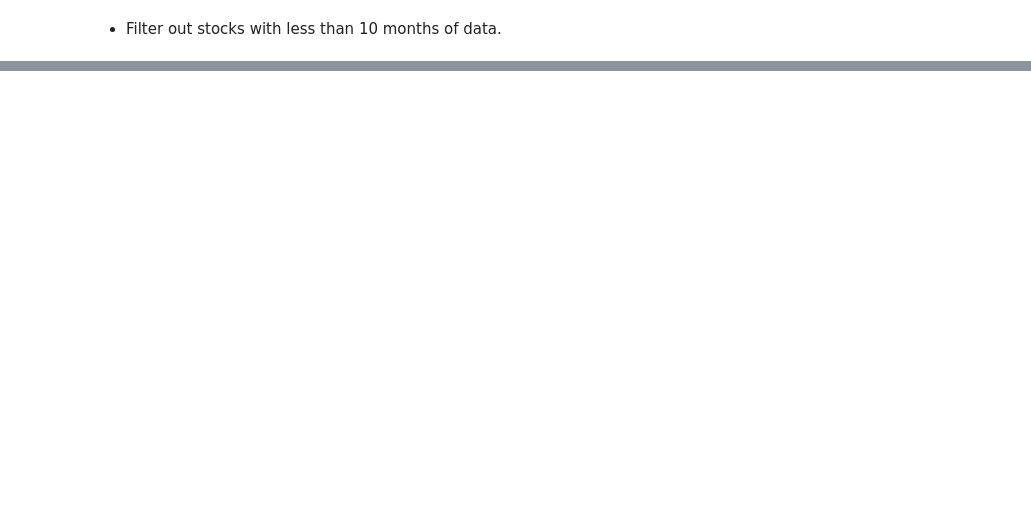
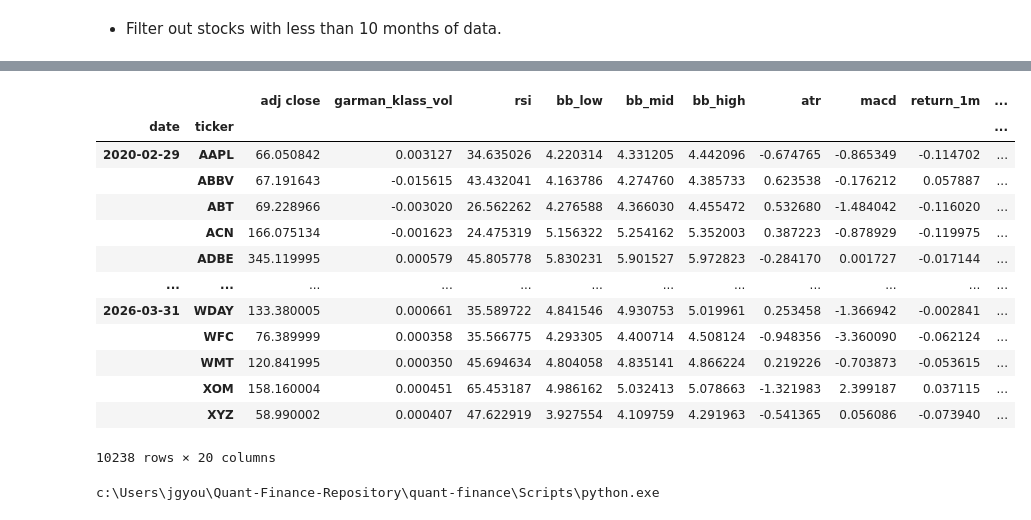
Before and after one commit to jgy36/Quant-Finance-Repository, a Jupyter notebook: algo_trading-machine-learning.ipynb, the cells around one changed output, grey strips where cells are left out. Cells and saved outputs as stored; diff of their text form; code cells hidden in the pictures; blank space fills up the shorter version.

Commit message:
created get clusters function

```diff
--- a/algo_trading-machine-learning.ipynb
+++ b/algo_trading-machine-learning.ipynb
@@ -309,5 +326,8 @@ factor_data
 # %% [markdown]
 - Filter out stocks with less than 10 months of data.
 # %%
-factor_data.groupby(level=1).size()
+observations = factor_data.groupby(level=1).size()
+valid_stocks = observations[observations >= 10]
+factor_data = factor_data[factor_data.index.get_level_values("ticker").isin(valid_stocks.index)]
+factor_data
 # %% [output]
@@ -326,0 +350,5 @@ Length: 155, dtype: int64
+# %%
+betas = (factor_data.groupby(level=1,
+                    group_keys=False).apply(lambda x: RollingOLS(endog=x['return_1m'], exog=sm.add_constant(x.drop('return_1m', axis=1)), window=min(24, x.shape[0]), min_nobs=len(x.columns)+1).fit(params_only=True).params.drop('const', axis=1)))
+
+betas
@@ -326,0 +387,10 @@ Length: 155, dtype: int64
+# %%
+factors = ['Mkt-RF', 'SMB', 'HML', 'RMW', 'CMA']
+
+data[factors] = betas.groupby('ticker').shift()[factors]
+
+data.loc[:, factors] = data.groupby('ticker', group_keys=False)[factors].apply(lambda x: x.fillna(x.mean()))
+
+data = data.dropna()
+
+data.info()
@@ -326,0 +415,34 @@ Length: 155, dtype: int64
+# %%
+from sklearn.cluster import KMeans
+
+def get_clusters(df):
+    df['cluster'] = KMeans(n_clusters=4,
+                           random_state=0,
+                           init='random').fit(df).labels_
+
+    return df
+
+data = data.dropna().groupby('date', group_keys=False).apply(get_clusters)
+
+data
+# %% [output]
+|  |  | adj close | garman_klass_vol | rsi | bb_low | bb_mid | bb_high | atr | macd | return_1m | ... |
+| date | ticker |  |  |  |  |  |  |  |  |  | ... |
+| 2020-02-29 | AAPL | 66.050842 | 0.003127 | 34.635026 | 4.220314 | 4.331205 | 4.442096 | -0.674765 | -0.865349 | -0.114702 | ... |
+|  | ABBV | 67.191643 | -0.015615 | 43.432041 | 4.163786 | 4.274760 | 4.385733 | 0.623538 | -0.176212 | 0.057887 | ... |
+|  | ABT | 69.228966 | -0.003020 | 26.562262 | 4.276588 | 4.366030 | 4.455472 | 0.532680 | -1.484042 | -0.116020 | ... |
+|  | ACN | 166.075134 | -0.001623 | 24.475319 | 5.156322 | 5.254162 | 5.352003 | 0.387223 | -0.878929 | -0.119975 | ... |
+|  | ADBE | 345.119995 | 0.000579 | 45.805778 | 5.830231 | 5.901527 | 5.972823 | -0.284170 | 0.001727 | -0.017144 | ... |
+| ... | ... | ... | ... | ... | ... | ... | ... | ... | ... | ... | ... |
+| 2026-03-31 | WDAY | 133.380005 | 0.000661 | 35.589722 | 4.841546 | 4.930753 | 5.019961 | 0.253458 | -1.366942 | -0.002841 | ... |
+|  | WFC | 76.389999 | 0.000358 | 35.566775 | 4.293305 | 4.400714 | 4.508124 | -0.948356 | -3.360090 | -0.062124 | ... |
+|  | WMT | 120.841995 | 0.000350 | 45.694634 | 4.804058 | 4.835141 | 4.866224 | 0.219226 | -0.703873 | -0.053615 | ... |
+|  | XOM | 158.160004 | 0.000451 | 65.453187 | 4.986162 | 5.032413 | 5.078663 | -1.321983 | 2.399187 | 0.037115 | ... |
+|  | XYZ | 58.990002 | 0.000407 | 47.622919 | 3.927554 | 4.109759 | 4.291963 | -0.541365 | 0.056086 | -0.073940 | ... |
+10238 rows × 20 columns
+# %%
+
+import sys
+print(sys.executable)
+# %% [output]
+c:\Users\jgyou\Quant-Finance-Repository\quant-finance\Scripts\python.exe
```
Also changed, not shown: parts of 12 cells of this notebook, 1 other file.
